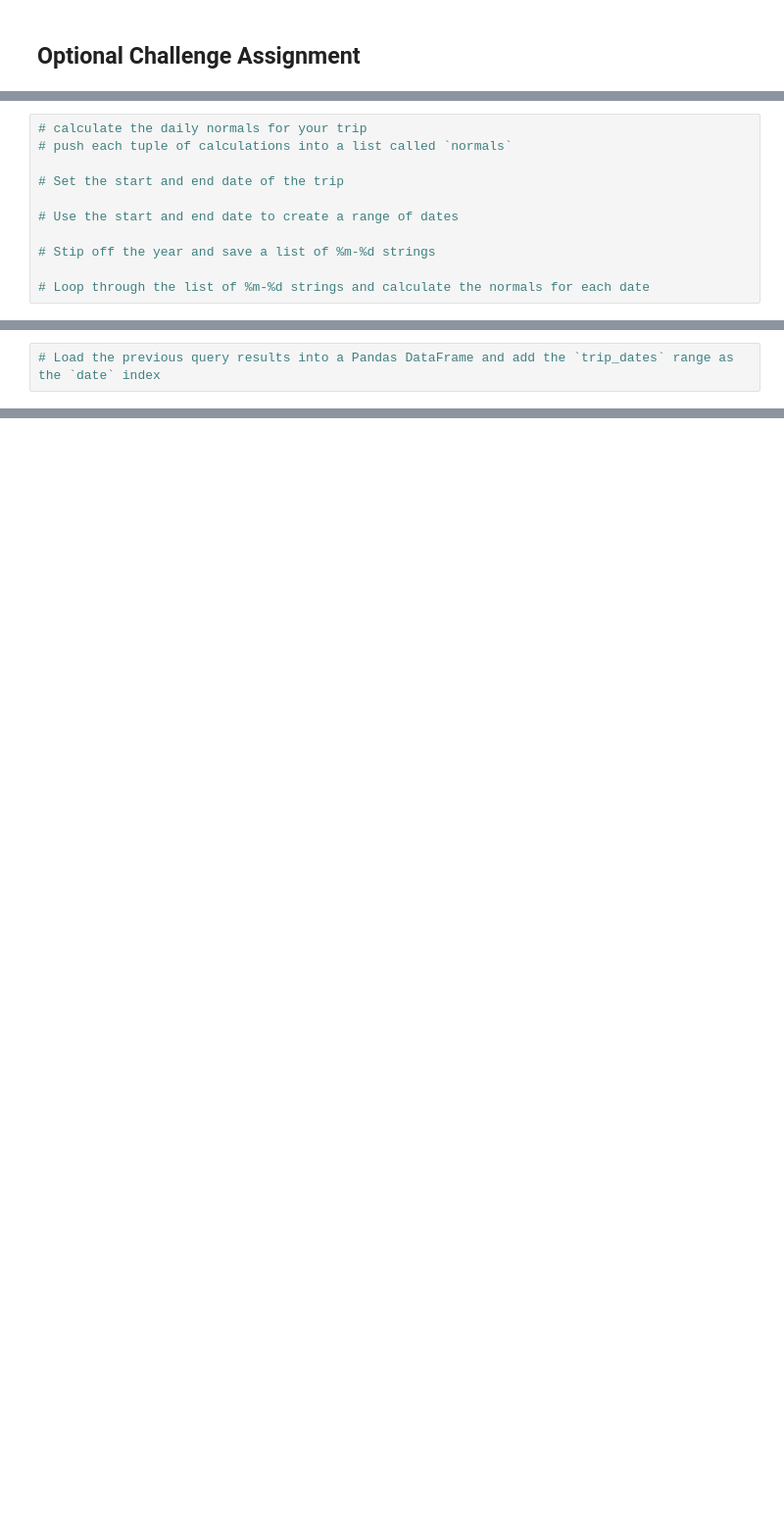
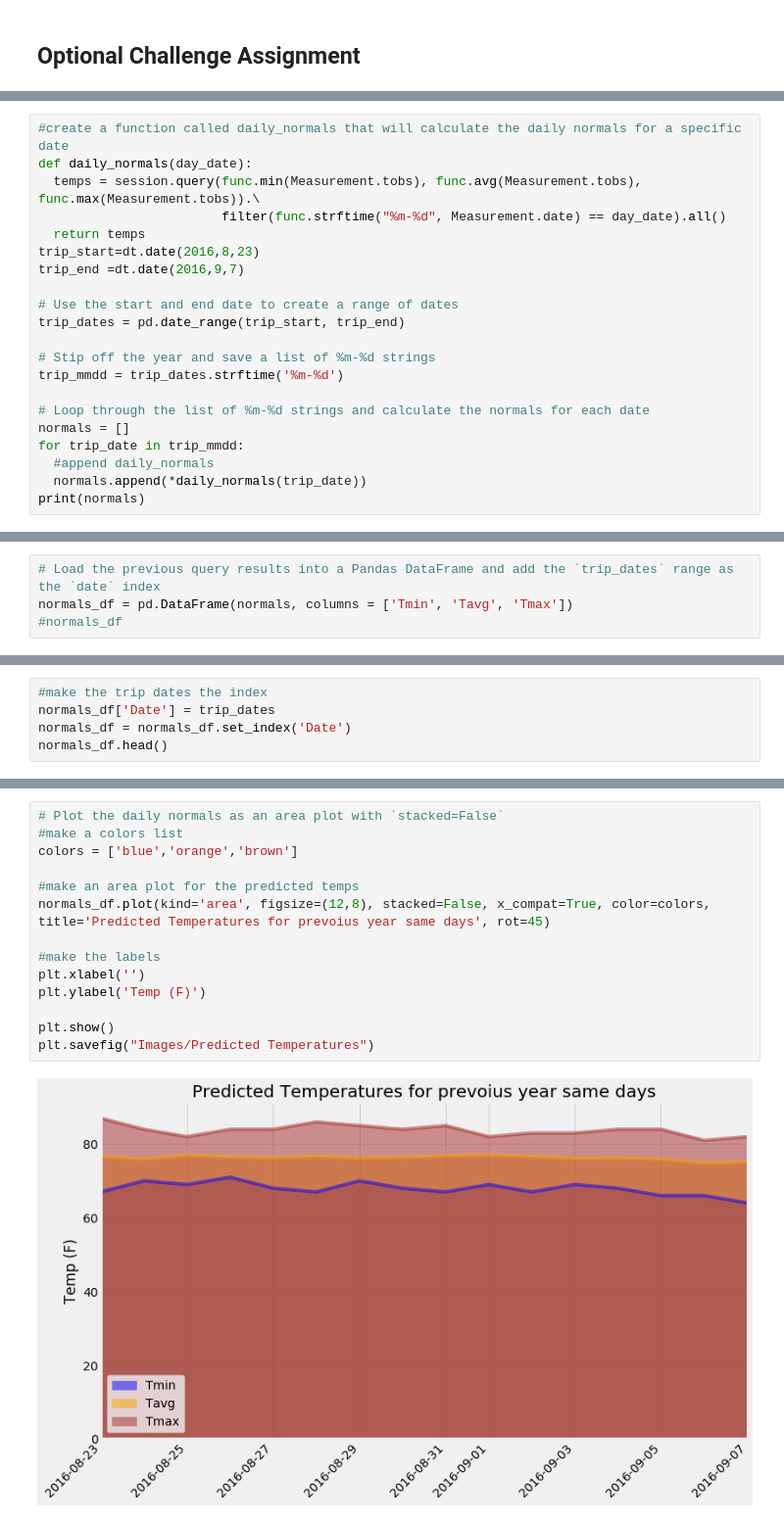
Before and after one commit to zareentaz/Advanced-Data-Storage-and-Retrieval, a Jupyter notebook: SQLAlchemy/climate_starter.ipynb, the cells around one changed output, grey strips where cells are left out. Shown at 98% size. Drawn from its saved outputs; the diff is of its cells as text; blank space fills up the shorter version.

```diff
--- a/SQLAlchemy/climate_starter.ipynb
+++ b/SQLAlchemy/climate_starter.ipynb
@@ -425,11 +435,21 @@ daily_normals("01-01")
 # %%
-# calculate the daily normals for your trip
-# push each tuple of calculations into a list called `normals`
-
-# Set the start and end date of the trip
+#create a function called daily_normals that will calculate the daily normals for a specific date
+def daily_normals(day_date):
+  temps = session.query(func.min(Measurement.tobs), func.avg(Measurement.tobs), func.max(Measurement.tobs)).\
+                        filter(func.strftime("%m-%d", Measurement.date) == day_date).all()
+  return temps
+trip_start=dt.date(2016,8,23)
+trip_end =dt.date(2016,9,7)
 
 # Use the start and end date to create a range of dates
+trip_dates = pd.date_range(trip_start, trip_end)
 
 # Stip off the year and save a list of %m-%d strings
+trip_mmdd = trip_dates.strftime('%m-%d')
 
 # Loop through the list of %m-%d strings and calculate the normals for each date
+normals = []
+for trip_date in trip_mmdd:
+  #append daily_normals
+  normals.append(*daily_normals(trip_date))
+print(normals)
@@ -436,2 +458,4 @@ daily_normals("01-01")
 # %%
 # Load the previous query results into a Pandas DataFrame and add the `trip_dates` range as the `date` index
+normals_df = pd.DataFrame(normals, columns = ['Tmin', 'Tavg', 'Tmax'])
+#normals_df
@@ -439,0 +462,5 @@ daily_normals("01-01")
+# %%
+#make the trip dates the index
+normals_df['Date'] = trip_dates
+normals_df = normals_df.set_index('Date')
+normals_df.head()
@@ -439,0 +475,16 @@ daily_normals("01-01")
+# %%
+# Plot the daily normals as an area plot with `stacked=False`
+#make a colors list
+colors = ['blue','orange','brown']
+
+#make an area plot for the predicted temps
+normals_df.plot(kind='area', figsize=(12,8), stacked=False, x_compat=True, color=colors, title='Predicted Temperatures for prevoius year same days', rot=45)
+
+#make the labels
+plt.xlabel('')
+plt.ylabel('Temp (F)')
+
+plt.show()
+plt.savefig("Images/Predicted Temperatures")
+# %% [output]
+[figure, added]
```
Also changed, not shown: parts of 12 cells of this notebook, 5 other files.
